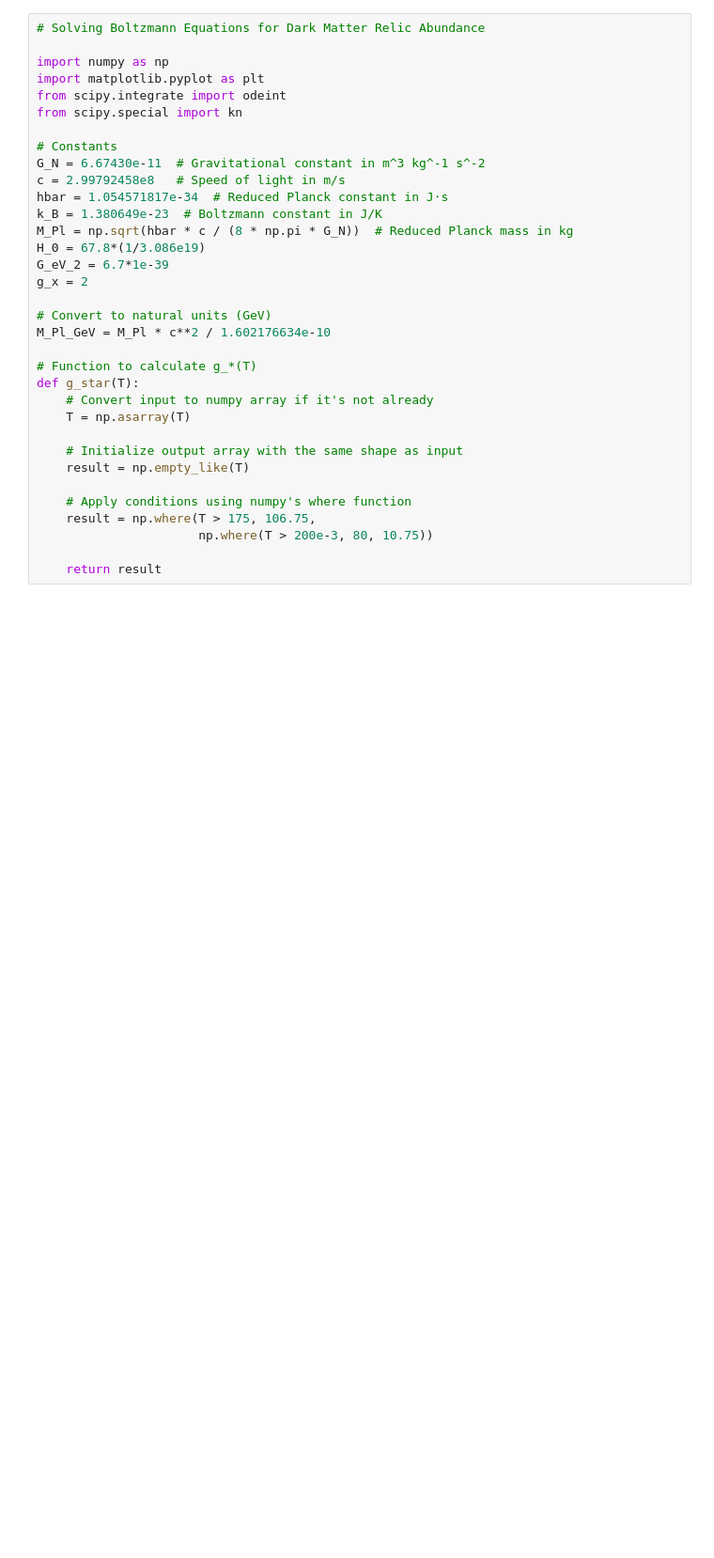
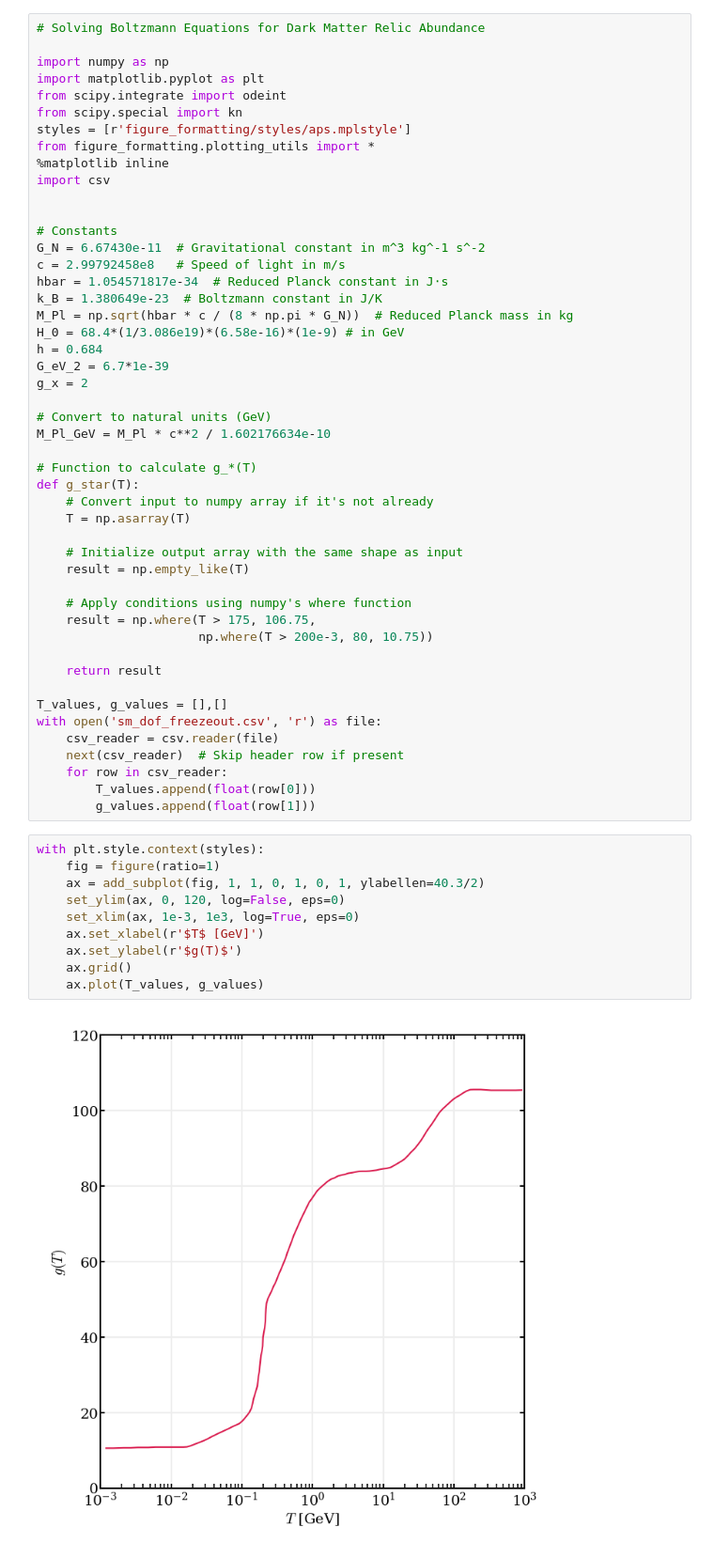
Before and after one commit to bcimring/thermal_relics, a Jupyter notebook: relic_abundance.ipynb, the cells around one changed output. Shown at 94% size. Cells and saved outputs as stored; diff of their text form; blank space fills up the shorter version.

```diff
--- a/relic_abundance.ipynb
+++ b/relic_abundance.ipynb
@@ -5,6 +5,11 @@ import numpy as np
 import matplotlib.pyplot as plt
 from scipy.integrate import odeint
 from scipy.special import kn
+styles = [r'figure_formatting/styles/aps.mplstyle']
+from figure_formatting.plotting_utils import *
+%matplotlib inline
+import csv
+
 
 # Constants
 G_N = 6.67430e-11  # Gravitational constant in m^3 kg^-1 s^-2
@@ -12,7 +17,8 @@ c = 2.99792458e8   # Speed of light in m/s
 hbar = 1.054571817e-34  # Reduced Planck constant in J⋅s
 k_B = 1.380649e-23  # Boltzmann constant in J/K
 M_Pl = np.sqrt(hbar * c / (8 * np.pi * G_N))  # Reduced Planck mass in kg
-H_0 = 67.8*(1/3.086e19)
+H_0 = 68.4*(1/3.086e19)*(6.58e-16)*(1e-9) # in GeV
+h = 0.684
 G_eV_2 = 6.7*1e-39
 g_x = 2
 
@@ -32,6 +38,26 @@ def g_star(T):
                       np.where(T > 200e-3, 80, 10.75))
 
     return result
+
+T_values, g_values = [],[]
+with open('sm_dof_freezeout.csv', 'r') as file:
+    csv_reader = csv.reader(file)
+    next(csv_reader)  # Skip header row if present
+    for row in csv_reader:
+        T_values.append(float(row[0]))
+        g_values.append(float(row[1]))
+# %%
+with plt.style.context(styles):
+    fig = figure(ratio=1)
+    ax = add_subplot(fig, 1, 1, 0, 1, 0, 1, ylabellen=40.3/2)
+    set_ylim(ax, 0, 120, log=False, eps=0)
+    set_xlim(ax, 1e-3, 1e3, log=True, eps=0)
+    ax.set_xlabel(r'$T$ [GeV]')
+    ax.set_ylabel(r'$g(T)$')
+    ax.grid()
+    ax.plot(T_values, g_values)
+# %% [output]
+[figure, added]
 # %%
 def n_eq(x, m_DM=100, g_x=2):
     return (g_x * (m_DM**3) * kn(2, x)) / (2 * (np.pi**2) * x)
```
Also changed, not shown: parts of 10 cells of this notebook, 4 other files.
